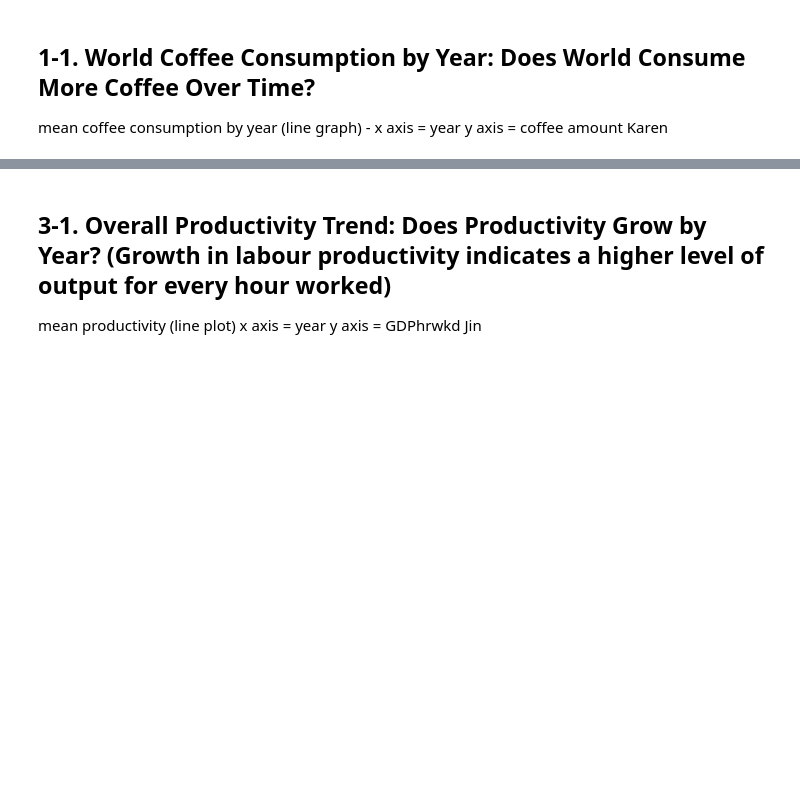
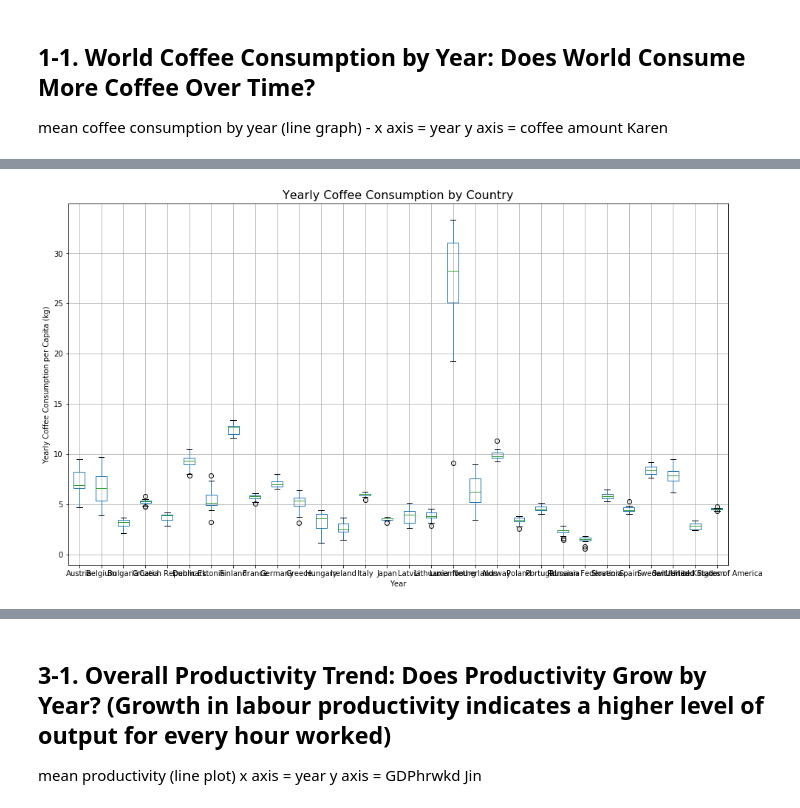
Before and after one commit to andrewboring/Confabulators_Project_1, a Jupyter notebook: project1_the-confabulators_starter.ipynb, the cells around one changed output, grey strips where cells are left out. Saved outputs shown, nothing was run; the diff lists cells and outputs as text; code cells hidden in the pictures; blank space fills up the shorter version.

```diff
--- a/project1_the-confabulators_starter.ipynb
+++ b/project1_the-confabulators_starter.ipynb
@@ -36,0 +106,13 @@ Karen
+# %%
+
+#plt.boxplot(coffee_consumption_pivot_per_capita)
+
+
+boxplot = coffee_consumption_pivot_per_capita.boxplot(return_type='axes')
+
+plt.title("Yearly Coffee Consumption by Country",{"fontsize":16})
+plt.ylabel("Yearly Coffee Consumption per Capita (kg)")
+plt.xlabel("Year")
+plt.show()
+# %% [output]
+[figure, added]
```
Also changed, not shown: parts of 10 cells of this notebook.
